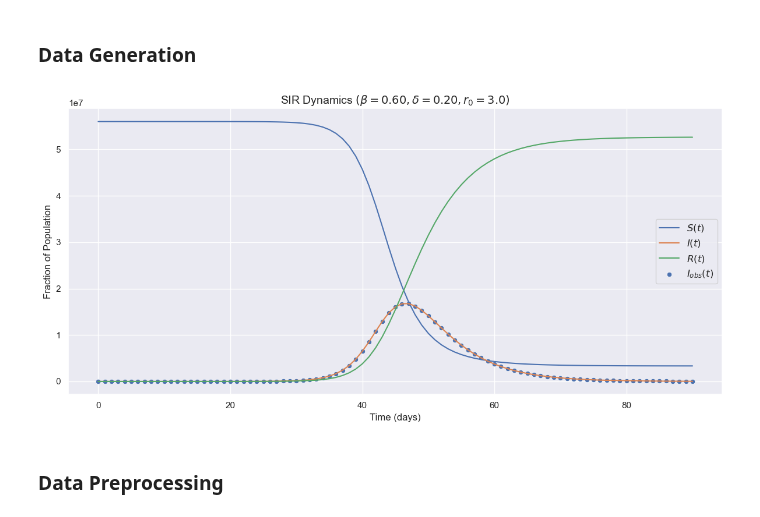
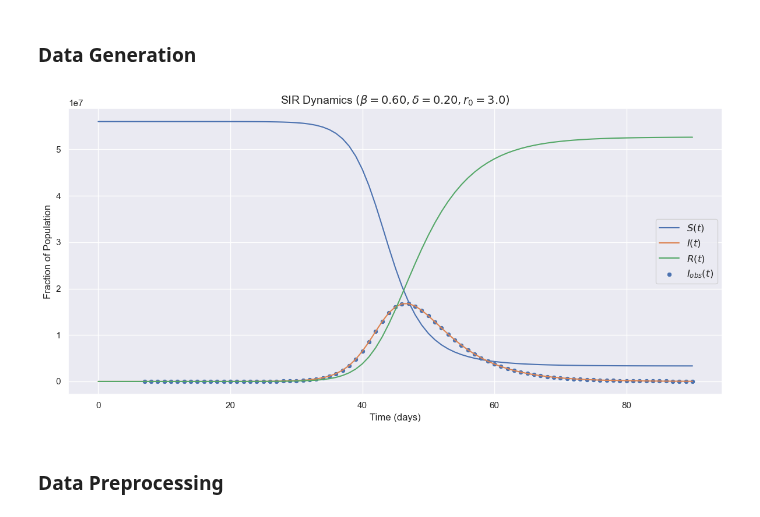
Before and after one commit to GiacomoGuidotto/sir-pinn, a Jupyter notebook: src/constant_rate/constant_rate.ipynb, the cells around one changed output. Drawn from its saved outputs; the diff is of its cells as text; code cells hidden in the pictures.

```diff
--- a/src/constant_rate/constant_rate.ipynb
+++ b/src/constant_rate/constant_rate.ipynb
@@ -65,37 +65,36 @@ t = np.linspace(t_start, t_end, t_end - t_start + 1)
 solution = odeint(sir, [S0, I0, R0], t, args=(delta, beta_true) ,h0=1e-6, hmax=1e-2)
 s_true = solution[:, 0]
 i_true = solution[:, 1]
 r_true = solution[:, 2]
 
-ind_i = 10
+ind_i = 7
 ind_f = len(t)
 ind_obs = list(range(ind_i,ind_f))
 t_obs = t[ind_obs]
 i_true_obs = i_true[ind_obs]
 i_obs = np.random.poisson(i_true_obs)
 
-
 plt.subplots(figsize=(12, 6))
 
 sns.lineplot(x=t, y=s_true, label=r"$S(t)$")
 sns.lineplot(x=t, y=i_true, label=r"$I(t)$")
 sns.lineplot(x=t, y=r_true, label=r"$R(t)$")
-sns.scatterplot(x=t, y=i_obs, label=r"$I_{obs}(t)$")
+sns.scatterplot(x=t_obs, y=i_obs, label=r"$I_{obs}(t)$")
 
 plt.title(
   f"SIR Dynamics $\\left(\\beta={beta_true:.2f}, \\delta={delta:.2f}, r_0={r0}\\right)$",
   fontsize=14
 )
 plt.xlabel("Time (days)", fontsize=12)
 plt.ylabel("Fraction of Population", fontsize=12)
 
 plt.legend(fontsize=12, loc="center right")
 
 plt.tight_layout()
 
 plt.savefig(f"{figures_dir}/synthetic_data.png", dpi=300)
 # %% [output]
-[figure, old version]
+[figure, new version]
 # %% [markdown]
 ### Data Preprocessing
 # %%
```
Also changed, not shown: parts of 10 cells of this notebook, 1 other file.
